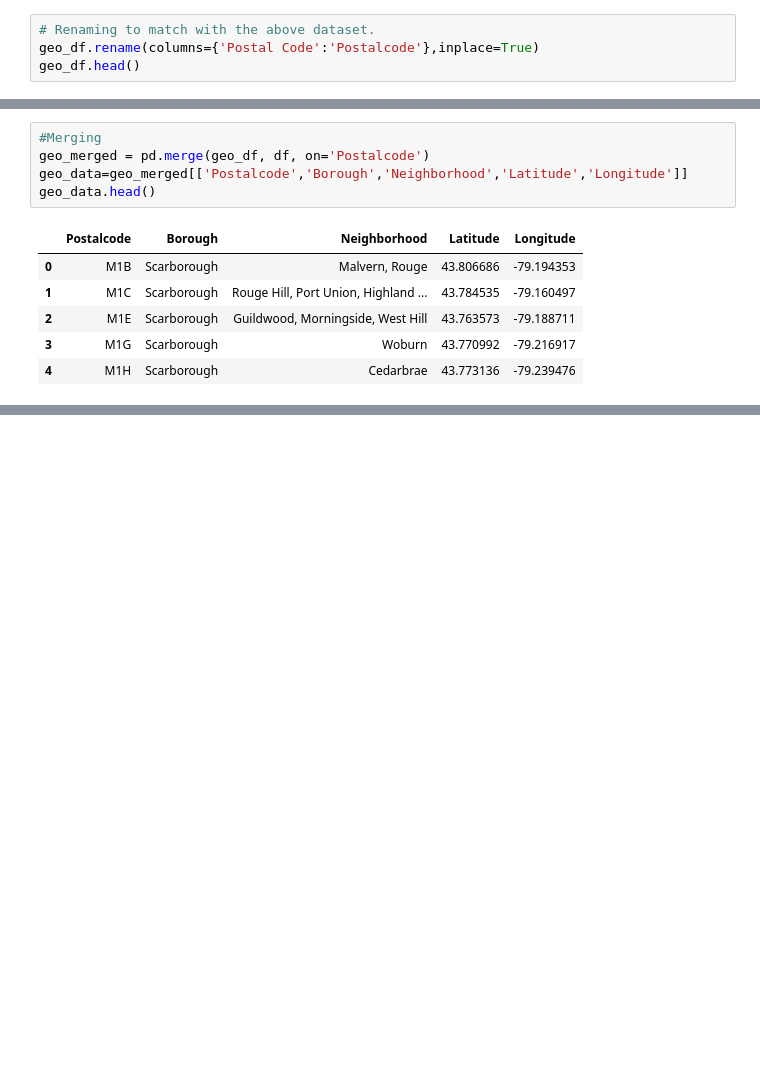
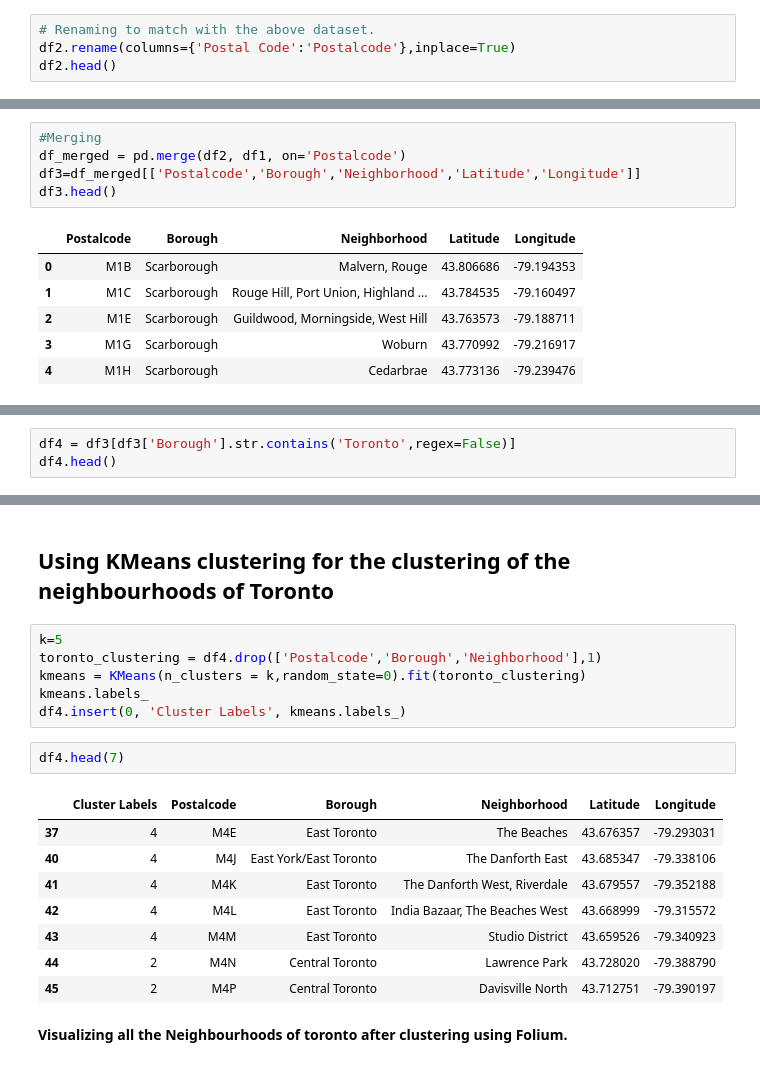
Before and after one commit to Aushinraj/Segmenting-and-Clustering-Neighborhoods-in-Toronto, a Jupyter notebook: Segmenting And Clustering.ipynb, the cells around one changed output, grey strips where cells are left out. Saved outputs shown, nothing was run; the diff lists cells and outputs as text; blank space fills up the shorter version.

```diff
--- a/Segmenting And Clustering.ipynb
+++ b/Segmenting And Clustering.ipynb
@@ -89,7 +94,7 @@ geo_df.head()
 # %%
 # Renaming to match with the above dataset.
-geo_df.rename(columns={'Postal Code':'Postalcode'},inplace=True)
-geo_df.head()
+df2.rename(columns={'Postal Code':'Postalcode'},inplace=True)
+df2.head()
 # %% [output]
 |  | Postalcode | Latitude | Longitude |
 | 0 | M1B | 43.806686 | -79.194353 |
@@ -99,9 +104,9 @@ geo_df.head()
 | 4 | M1H | 43.773136 | -79.239476 |
 # %%
 #Merging
-geo_merged = pd.merge(geo_df, df, on='Postalcode')
-geo_data=geo_merged[['Postalcode','Borough','Neighborhood','Latitude','Longitude']]
-geo_data.head()
+df_merged = pd.merge(df2, df1, on='Postalcode')
+df3=df_merged[['Postalcode','Borough','Neighborhood','Latitude','Longitude']]
+df3.head()
 # %% [output]
 |  | Postalcode | Borough | Neighborhood | Latitude | Longitude |
 | 0 | M1B | Scarborough | Malvern, Rouge | 43.806686 | -79.194353 |
@@ -111,0 +122,3 @@ geo_data.head()
+# %%
+df4 = df3[df3['Borough'].str.contains('Toronto',regex=False)]
+df4.head()
@@ -111,0 +152,21 @@ geo_data.head()
+# %% [markdown]
+## **Using KMeans clustering for the clustering of the neighbourhoods of Toronto**
+# %%
+k=5
+toronto_clustering = df4.drop(['Postalcode','Borough','Neighborhood'],1)
+kmeans = KMeans(n_clusters = k,random_state=0).fit(toronto_clustering)
+kmeans.labels_
+df4.insert(0, 'Cluster Labels', kmeans.labels_)
+# %%
+df4.head(7)
+# %% [output]
+|  | Cluster Labels | Postalcode | Borough | Neighborhood | Latitude | Longitude |
+| 37 | 4 | M4E | East Toronto | The Beaches | 43.676357 | -79.293031 |
+| 40 | 4 | M4J | East York/East Toronto | The Danforth East | 43.685347 | -79.338106 |
+| 41 | 4 | M4K | East Toronto | The Danforth West, Riverdale | 43.679557 | -79.352188 |
+| 42 | 4 | M4L | East Toronto | India Bazaar, The Beaches West | 43.668999 | -79.315572 |
+| 43 | 4 | M4M | East Toronto | Studio District | 43.659526 | -79.340923 |
+| 44 | 2 | M4N | Central Toronto | Lawrence Park | 43.728020 | -79.388790 |
+| 45 | 2 | M4P | Central Toronto | Davisville North | 43.712751 | -79.390197 |
+# %% [markdown]
+**Visualizing all the Neighbourhoods of toronto after clustering using Folium.**
```
Also changed, not shown: parts of 8 cells of this notebook.
